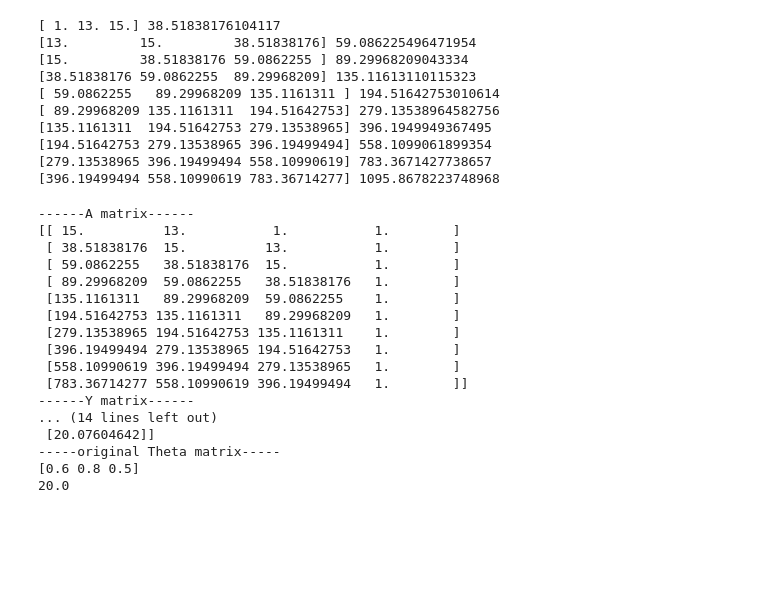
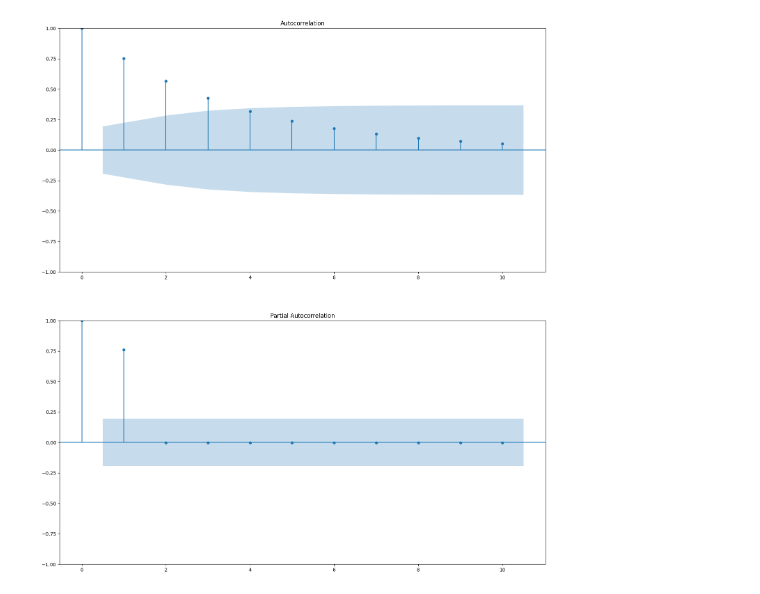
Before and after one commit to Anurag-Tendulkar/Causality-Testing-using-Transfer-Entropy, a Jupyter notebook: AR.ipynb, the cells around one changed output. Saved outputs shown, nothing was run; the diff lists cells and outputs as text; code cells hidden in the pictures; blank space fills up the shorter version.

```diff
--- a/AR.ipynb
+++ b/AR.ipynb
@@ -4,9 +4,9 @@
     specify the row to store the data in variable r
 '''
 # set row in Data.xlsx file
-r = 3
+r = 4
 # set standard deviation
-sigma = 0.1
+sigma = 0.05
 # set path of file
 path = "Data.xlsx"
 
@@ -21,9 +21,8 @@ order = int(input("Order for Autoregressive model"))
 coeff = np.zeros((order, ))
 for idx in range(order) :
     coeff[idx] = float(input("coefficient : " + str(idx + 1)))
-coeff.reshape((-1, 1))
+# coeff.reshape((-1, 1))
 const = float(input("coefficiet : "+ str(order+1)))
-# print(coeff)
 
 # get the initial values of the time series
 initial = np.zeros((order, ))
@@ -47,25 +46,13 @@ latest = copy.deepcopy(initial)
 
 for idx in range(length):
     # multiply the matrices
-    val = np.matmul(latest, coeff) + const + np.random.normal(0, sigma)
-    print(latest, val)
+    val = np.matmul(latest, coeff.T) + const + np.random.normal(0, sigma)
     for i in range(latest.size - 1):
         latest[i] = latest[i + 1]
     latest[order-1] = val
     ws.cell(row=r, column=order+idx+1).value = val
 
 wb.save(path)
-# %% [output]
-[ 1. 13. 15.] 38.51838176104117
-[13.         15.         38.51838176] 59.086225496471954
-[15.         38.51838176 59.0862255 ] 89.29968209043334
-[38.51838176 59.0862255  89.29968209] 135.11613110115323
-[ 59.0862255   89.29968209 135.1161311 ] 194.51642753010614
-[ 89.29968209 135.1161311  194.51642753] 279.13538964582756
-[135.1161311  194.51642753 279.13538965] 396.1949949367495
-[194.51642753 279.13538965 396.19499494] 558.1099061899354
-[279.13538965 396.19499494 558.10990619] 783.3671427738657
-[396.19499494 558.10990619 783.36714277] 1095.8678223748968
 # %%
 ''' This code is used for retreiving the parameters of an AR process
 '''
@@ -109,29 +105,21 @@ wa = wb.active
 tot_cols = length + initial.size
 
 # try printing
-y = np.zeros(tot_cols)
+ts = np.zeros(tot_cols)
 for idx in range(1, tot_cols+1):
-    y[idx-1] = wa.cell(row = r, column = idx).value
-
-findCoefficients(y, order)
-print("-----original Theta matrix-----")
-print(coeff)
-print(const)
+    ts[idx-1] = wa.cell(row = r, column = idx).value
-# %% [output]
-------A matrix------
-[[ 15.          13.           1.           1.        ]
- [ 38.51838176  15.          13.           1.        ]
- [ 59.0862255   38.51838176  15.           1.        ]
- [ 89.29968209  59.0862255   38.51838176   1.        ]
- [135.1161311   89.29968209  59.0862255    1.        ]
- [194.51642753 135.1161311   89.29968209   1.        ]
- [279.13538965 194.51642753 135.1161311    1.        ]
- [396.19499494 279.13538965 194.51642753   1.        ]
- [558.10990619 396.19499494 279.13538965   1.        ]
- [783.36714277 558.10990619 396.19499494   1.        ]]
-------Y matrix------
-... (14 lines left out)
- [20.07604642]]
------original Theta matrix-----
-[0.6 0.8 0.5]
-20.0
+# %%
+from statsmodels.graphics.tsaplots import plot_pacf, plot_acf, pacf
+import matplotlib.pyplot as plt
+
+fig, axes = plt.subplots(2, 1, figsize=(18, 20), sharey=True)
+
+plot_acf(ax=axes[0], x=ts, lags=10)
+
+plot_pacf(ax=axes[1], x=ts, lags=10)
+
+def predictOrder(_ts):
+    pacf_output = pacf(_ts, lags=10)
+    print(pacf_output)
+# %% [output]
+[figure, added]
```
Also changed, not shown: parts of 3 cells of this notebook, 1 other file.
